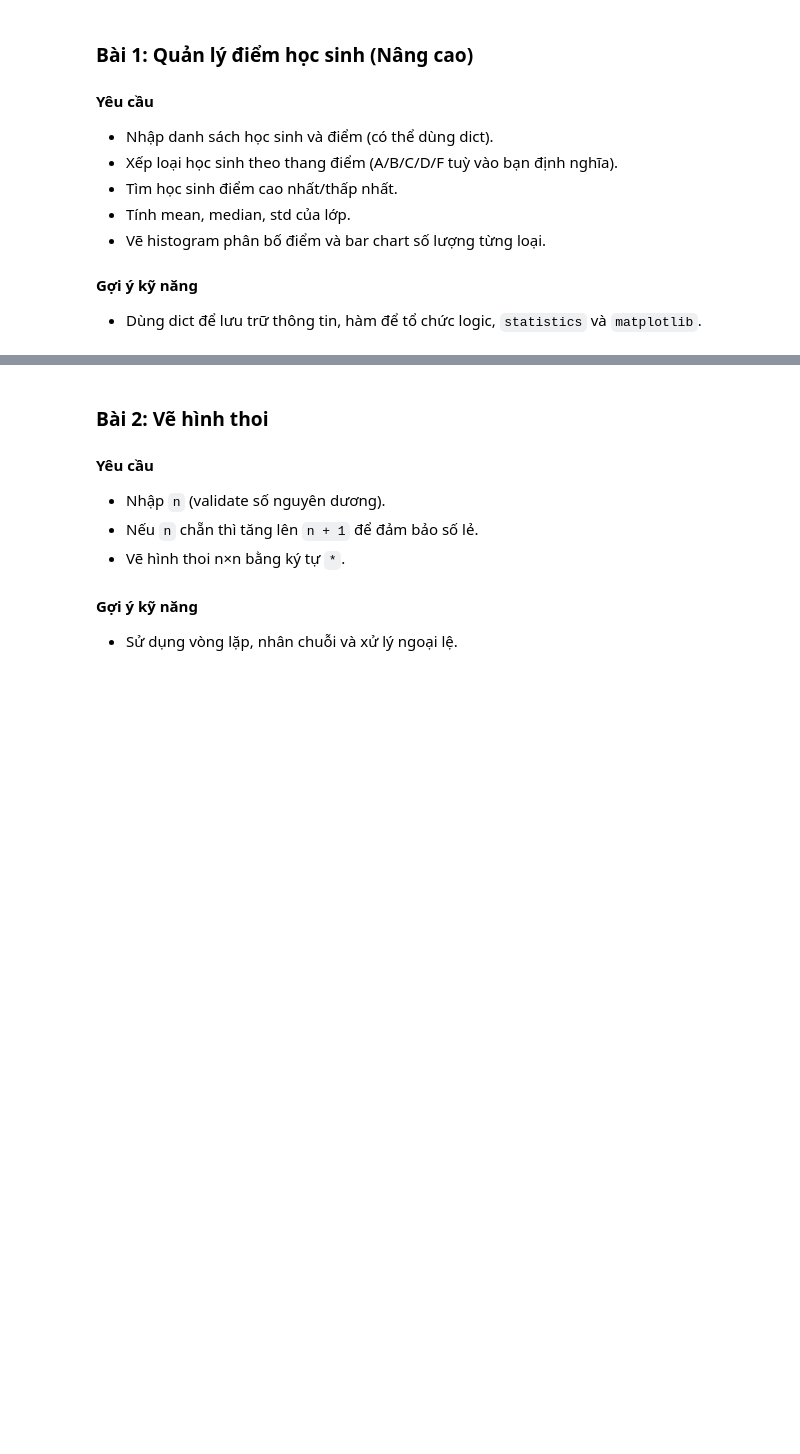
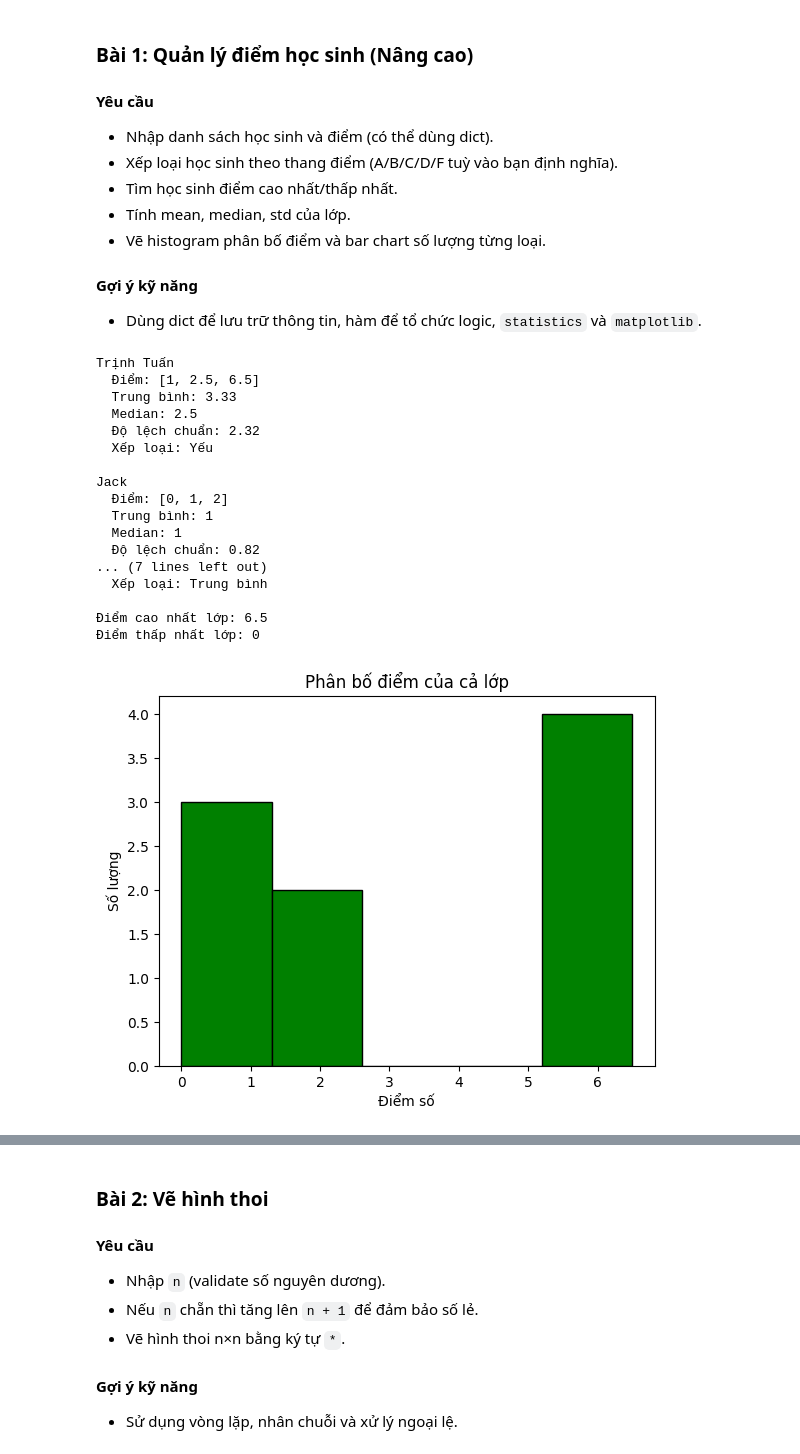
Before and after one commit to dongthethang2k15kkk/dtt2k15--challenge-AI2526, a Jupyter notebook: python_challenge_week.ipynb, the cells around one changed output, grey strips where cells are left out. Drawn from its saved outputs; the diff is of its cells as text; code cells hidden in the pictures; blank space fills up the shorter version.

Commit message:
Được tạo bằng Colab

```diff
--- a/python_challenge_week.ipynb
+++ b/python_challenge_week.ipynb
@@ -412,5 +466,13 @@ Cắt cột 2-3: [[ 2  3]
 # TODO: Tính mean và std (dùng np.mean, np.std)
 # TODO: Chuẩn hoá từng điểm: (score - mean) / std
 raw_scores = [6.5, 7.0, 8.2, 9.5, 7.8, 8.0]
-normalized_scores = None  # Thay bằng array chuẩn hoá
-print(normalized_scores)
+import numpy as np
+rr = np.array(raw_scores)
+
+mean = np.mean(arr)
+std = np.std(arr)
+normalized_scores = (arr - mean) / std
+
+print("mean:", round(mean, 2))
+print("std:", round(std, 2))
+print("điểm chuẩn hoá:", np.round(normalized_scores, 2))
@@ -474,18 +552,84 @@ Hoàn thành ba dự án dưới đây. Bạn có thể mở rộng thêm tính
 # %%
 # 🛠️ Skeleton: Quản lý điểm học sinh
 # Bước 1: Thu thập dữ liệu học sinh
 students = {
     # "Tên": [danh_sách_điểm]
 }
 
 # Bước 2: Viết hàm xếp loại
 def classify(score: float) -> str:
     # TODO: Trả về hạng dựa trên score
     return "TODO"
 
 # Bước 3: Tính toán thống kê và tìm max/min
 # TODO: Dùng statistics.mean/median/stdev
 # TODO: In báo cáo điểm từng học sinh
 
 # Bước 4: Vẽ biểu đồ histogram & bar chart
 # TODO: Sử dụng matplotlib để trực quan hoá
+
+hocsinh = {"Trịnh Tuấn": [1, 2.5, 6.5], "Jack": [0, 1, 2], "J97": [5.5, 6.0, 6.5]}
+
+import statistics
+import matplotlib.pyplot as plt
+
+def classify(score: float) -> str:
+    if score >= 8:
+        return "Giỏi"
+    elif score >= 6.5:
+        return "Khá"
+    elif score >= 5:
+        return "Trung bình"
+    else:
+        return "Yếu"
+
+tatca_diem = []
+for ten, ds_diem in hocsinh.items():
+    mean = statistics.mean(ds_diem)
+    median = statistics.median(ds_diem)
+    stdev = statistics.pstdev(ds_diem)
+    print(ten)
+    print("  Điểm:", ds_diem)
+    print("  Trung bình:", round(mean, 2))
+    print("  Median:", round(median, 2))
+    print("  Độ lệch chuẩn:", round(stdev, 2))
+    print("  Xếp loại:", classify(mean))
+    print()
+    tatca_diem.extend(ds_diem)
+
+print("Điểm cao nhất lớp:", max(tatca_diem))
+print("Điểm thấp nhất lớp:", min(tatca_diem))
+
+plt.hist(tatca_diem, bins=5, color="green", edgecolor="black")
+plt.title("Phân bố điểm của cả lớp")
+plt.xlabel("Điểm số")
+plt.ylabel("Số lượng")
+plt.show()
+
+names = list(hocsinh.keys())
+means = [statistics.mean(ds) for ds in hocsinh.values()]
+
+plt.bar(names, means, color="red")
+plt.title("Điểm trung bình từng học sinh")
+plt.xlabel("Học sinh")
+plt.ylabel("Điểm TB")
+plt.show()
+# %% [output]
+Trịnh Tuấn
+  Điểm: [1, 2.5, 6.5]
+  Trung bình: 3.33
+  Median: 2.5
+  Độ lệch chuẩn: 2.32
+  Xếp loại: Yếu
+
+Jack
+  Điểm: [0, 1, 2]
+  Trung bình: 1
+  Median: 1
+  Độ lệch chuẩn: 0.82
+... (7 lines left out)
+  Xếp loại: Trung bình
+
+Điểm cao nhất lớp: 6.5
+Điểm thấp nhất lớp: 0
+[figure, added]
```
Also changed, not shown: parts of 10 cells of this notebook.
